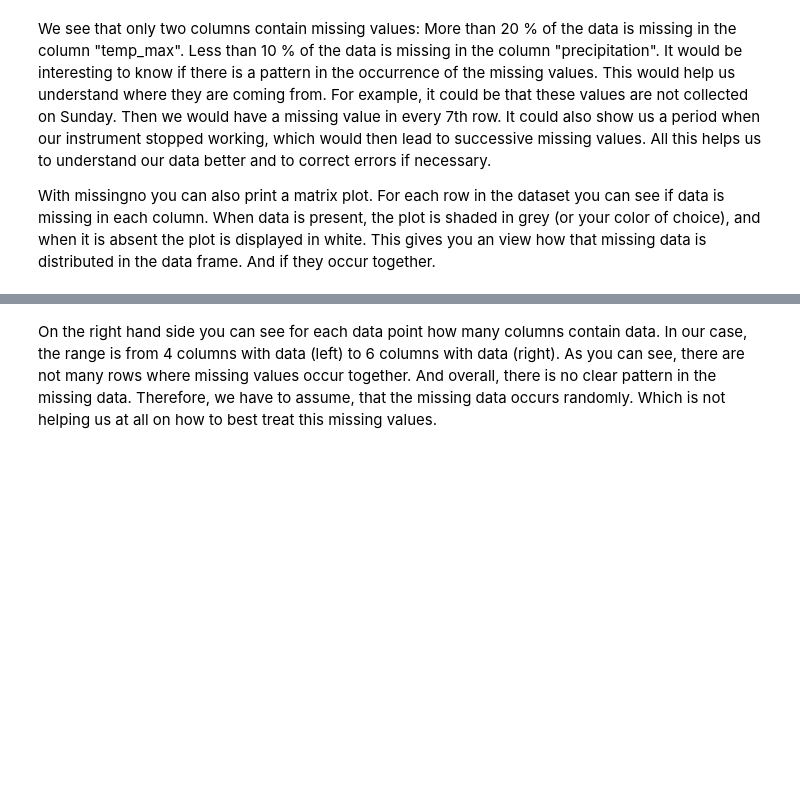
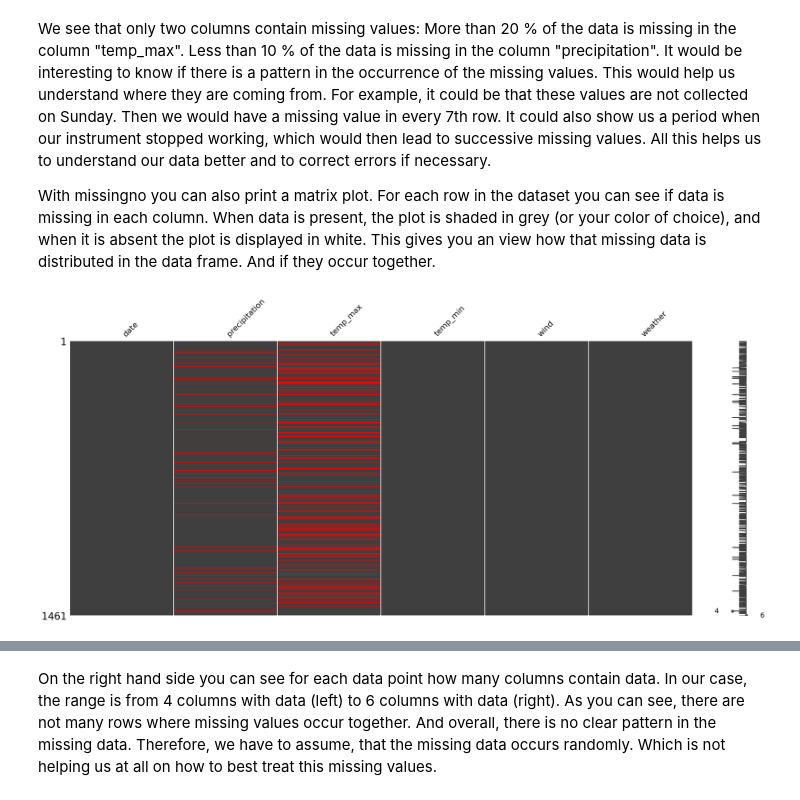
Before and after one commit to d-linkiewicz/Data-Preparation-Exploratory-Data-Analysis, a Jupyter notebook: 03_missing_data.ipynb, the cells around one changed output, grey strips where cells are left out. Drawn from its saved outputs; the diff is of its cells as text; code cells hidden in the pictures; blank space fills up the shorter version.

```diff
--- a/03_missing_data.ipynb
+++ b/03_missing_data.ipynb
@@ -55,5 +74,15 @@ msno.bar(df_weather);
 We see that only two columns contain missing values: More than 20 % of the data is missing in the column "temp_max". Less than 10 % of the data is missing in the column "precipitation". It would be interesting to know if there is a pattern in the occurrence of the missing values. This would help us understand where they are coming from. For example, it could be that these values are not collected on Sunday. Then we would have a missing value in every 7th row. It could also show us a period when our instrument stopped working, which would then lead to successive missing values. All this helps us to understand our data better and to correct errors if necessary.
 
 With missingno you can also print a matrix plot. For each row in the dataset you can see if data is missing in each column. When data is present, the plot is shaded in grey (or your color of choice), and when it is absent the plot is displayed in white. This gives you an view how that missing data is distributed in the data frame. And if they occur together.
+# %%
+ax = msno.matrix(df_weather)
+
+img = ax.images[0]                 # das Bild der Matrix
+arr = img.get_array().copy()
+missing = (arr == 1).all(axis=2)   # weiße Pixel = fehlende Werte
+arr[missing] = [1, 0, 0]           # rot (RGB)
+img.set_data(arr)
+# %% [output]
+[figure, added]
 # %%
 msno.matrix(df_weather);
```
Also changed, not shown: parts of 9 cells of this notebook, 4 other files.
